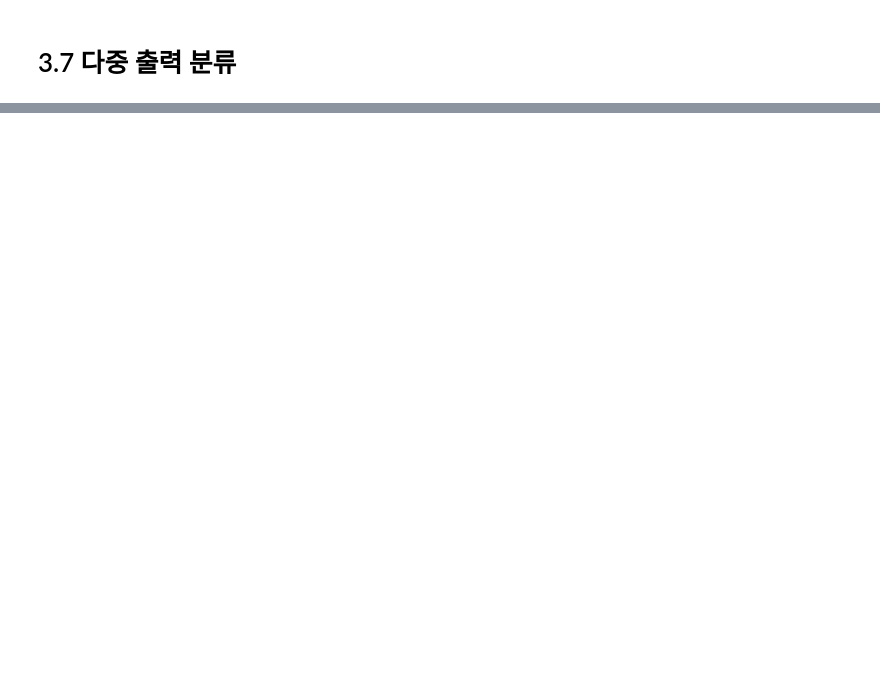
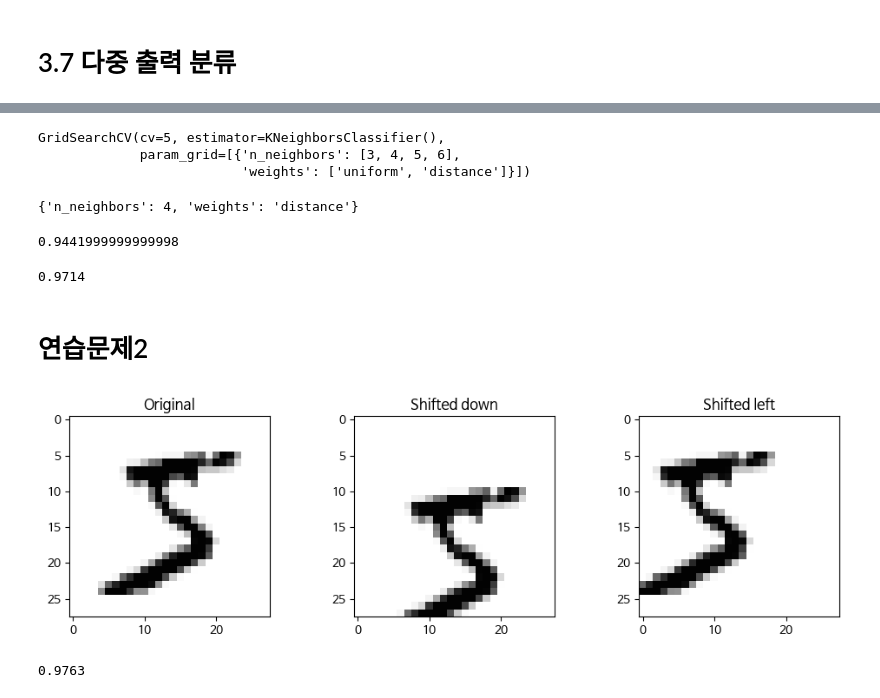
Before and after one commit to fire-long/24-1AI-ML, a Jupyter notebook: W4&W5.ipynb, the cells around one changed output, grey strips where cells are left out. Cells and saved outputs as stored; diff of their text form; code cells hidden in the pictures; blank space fills up the shorter version.

```diff
--- a/W4&W5.ipynb
+++ b/W4&W5.ipynb
@@ -523,0 +537,58 @@ array([[0., 1.]])
+# %%
+from sklearn.model_selection import GridSearchCV
+
+#weights와 n_neighbors로 gridsearch 추가하기
+param_grid = [{'weights': ["uniform", "distance"], 'n_neighbors': [3, 4, 5, 6]}]
+
+knn_clf = KNeighborsClassifier()
+grid_search = GridSearchCV(knn_clf, param_grid, cv=5)
+grid_search.fit(X_train[:10_000], y_train[:10_000])
+# %% [output]
+GridSearchCV(cv=5, estimator=KNeighborsClassifier(),
+             param_grid=[{'n_neighbors': [3, 4, 5, 6],
+                          'weights': ['uniform', 'distance']}])
+# %%
+#best parameter 확인하기
+grid_search.best_params_
+# %% [output]
+{'n_neighbors': 4, 'weights': 'distance'}
+# %%
+grid_search.best_score_
+# %% [output]
+0.9441999999999998
+# %%
+#성능 확인하기
+grid_search.best_estimator_.fit(X_train, y_train)
+tuned_accuracy = grid_search.score(X_test, y_test)
+tuned_accuracy
+# %% [output]
+0.9714
+# %% [markdown]
+# 연습문제2
+# %%
+import numpy as np
+import matplotlib.pyplot as plt
+from scipy.ndimage import shift
+#shift() 함수를 활용한 사용자 맞춤 함수 정의
+def shift_image(image, dx, dy):
+  image = image.reshape((28, 28)) #img를 28*28로 변환 후
+  shifted_image = shift(image, [dy, dx], cval=0, mode = "constant") #이동시키고 #shift(image, [2, 1], cval=0) : 아래로 2px, 오른쪽으로 1px 이동시킴. cval은 shift 연산으로 이동시킨 이미지에서 생긴 빈 공간을 채우는 데 사용되는 상숫값
+  return shifted_image.reshape([-1])#그 결과를 다시 1차원 배열로 변환하여 반환
+# %%
+image = X_train[0]
+shifted_image_down = shift_image(image, 0, 5)
+shifted_image_left = shift_image(image, -5, 0)
+
+plt.figure(figsize=(12, 3))
+plt.subplot(131)
+plt.title("Original")
+plt.imshow(image.reshape(28, 28), cmap="Greys")
+plt.subplot(132)
+plt.title("Shifted down")
+plt.imshow(shifted_image_down.reshape(28, 28), cmap="Greys")
+plt.subplot(133)
+plt.title("Shifted left")
+plt.imshow(shifted_image_left.reshape(28, 28), cmap="Greys")
+plt.show()
+# %% [output]
+[figure, added]
@@ -523,0 +608,7 @@ array([[0., 1.]])
+# %%
+knn_clf = KNeighborsClassifier(**grid_search.best_params_)
+knn_clf.fit(X_train_augmented, y_train_augmented)
+augmented_accuracy = knn_clf.score(X_test, y_test)
+augmented_accuracy
+# %% [output]
+0.9763
```
Also changed, not shown: parts of 15 cells of this notebook.
